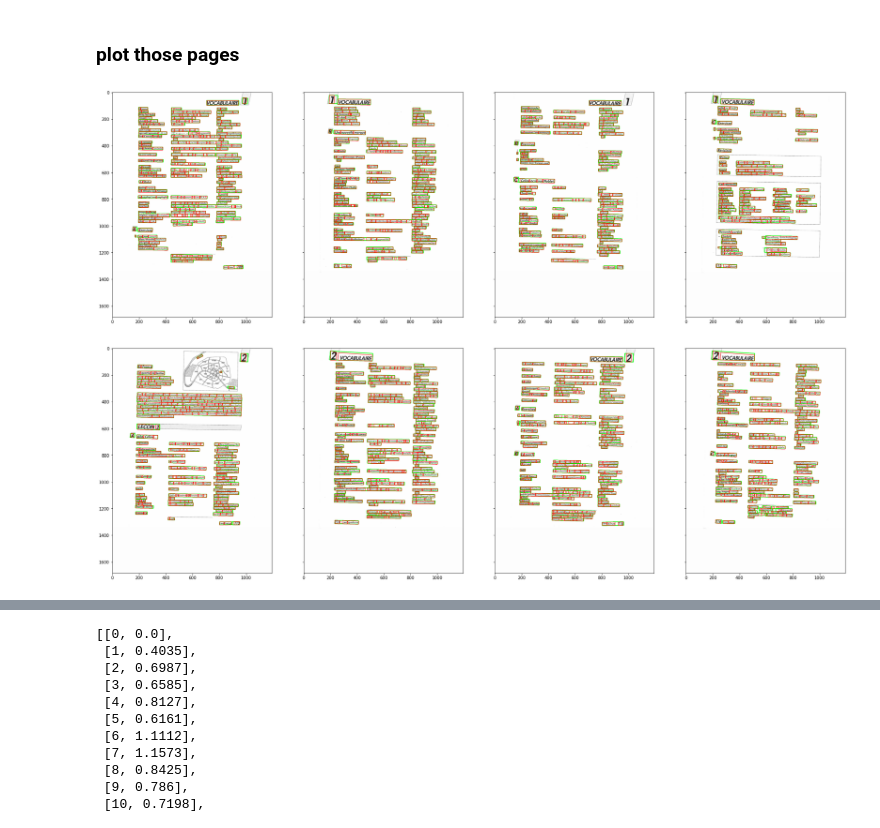
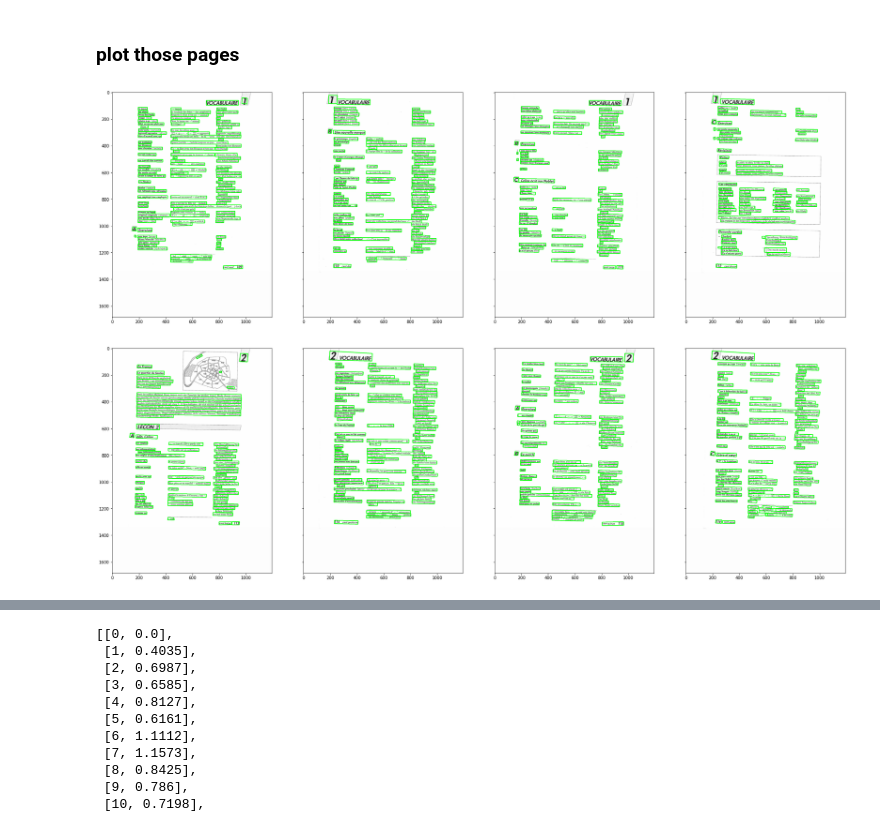
Before and after one commit to Dr-Nuke/voki, a Jupyter notebook: notebooks/voki.ipynb, the cells around one changed output, grey strips where cells are left out. Cells and saved outputs as stored; diff of their text form; code cells hidden in the pictures.

```diff
--- a/notebooks/voki.ipynb
+++ b/notebooks/voki.ipynb
@@ -85,10 +89,10 @@ for i, image in enumerate(image_list):
         line_polygons.append(line_polygon)
 
         # add word info
-        for word in line['words']:
-            word_polygon = box_to_polygon(word['bounding_box'],w_inch,h_inch,w_pix,h_pix)
-            im=cv2.polylines(im, [word_polygon], True, (255,0,0), thickness=2)
-            word_polygons.append(word_polygon)
+        # for word in line['words']:
+        #     word_polygon = box_to_polygon(word['bounding_box'],w_inch,h_inch,w_pix,h_pix)
+        #     im=cv2.polylines(im, [word_polygon], True, (255,0,0), thickness=2)
+        #     word_polygons.append(word_polygon)
 
     page_result= {
         'im':im,
@@ -105,16 +109,19 @@ for i, image in enumerate(image_list):
 # %% [markdown]
 ### plot those pages
 # %%
-plot_images=[]
+plot_images=[10]
 n = 4# number of images in one row
 h = 8
+plot_images=[]
 for i,result in enumerate(results[:10]):
+
     plot_images.append(result['im'])
     if i%n == n-1:
         fig, axes = plt.subplots(nrows=1, ncols=n, sharey='row', figsize=(h*n, h*2))
         for j, ax in enumerate(axes):
+
             ax.imshow(plot_images[j])
         plot_images=[]
 # %% [output]
-[figure, old version]
+[figure, new version]
-[figure, old version]
+[figure, new version]
```
Also changed, not shown: parts of 13 cells of this notebook, 1 other file.
